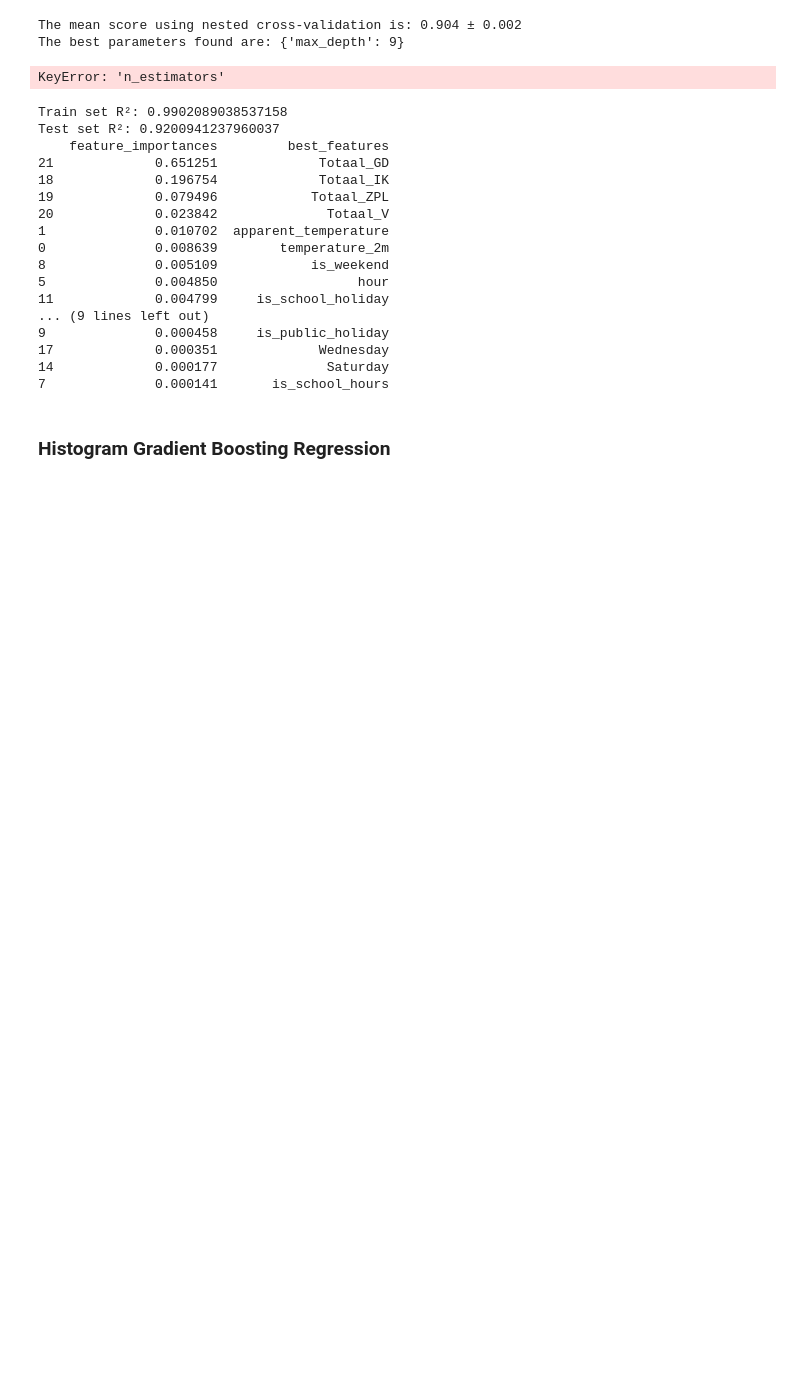
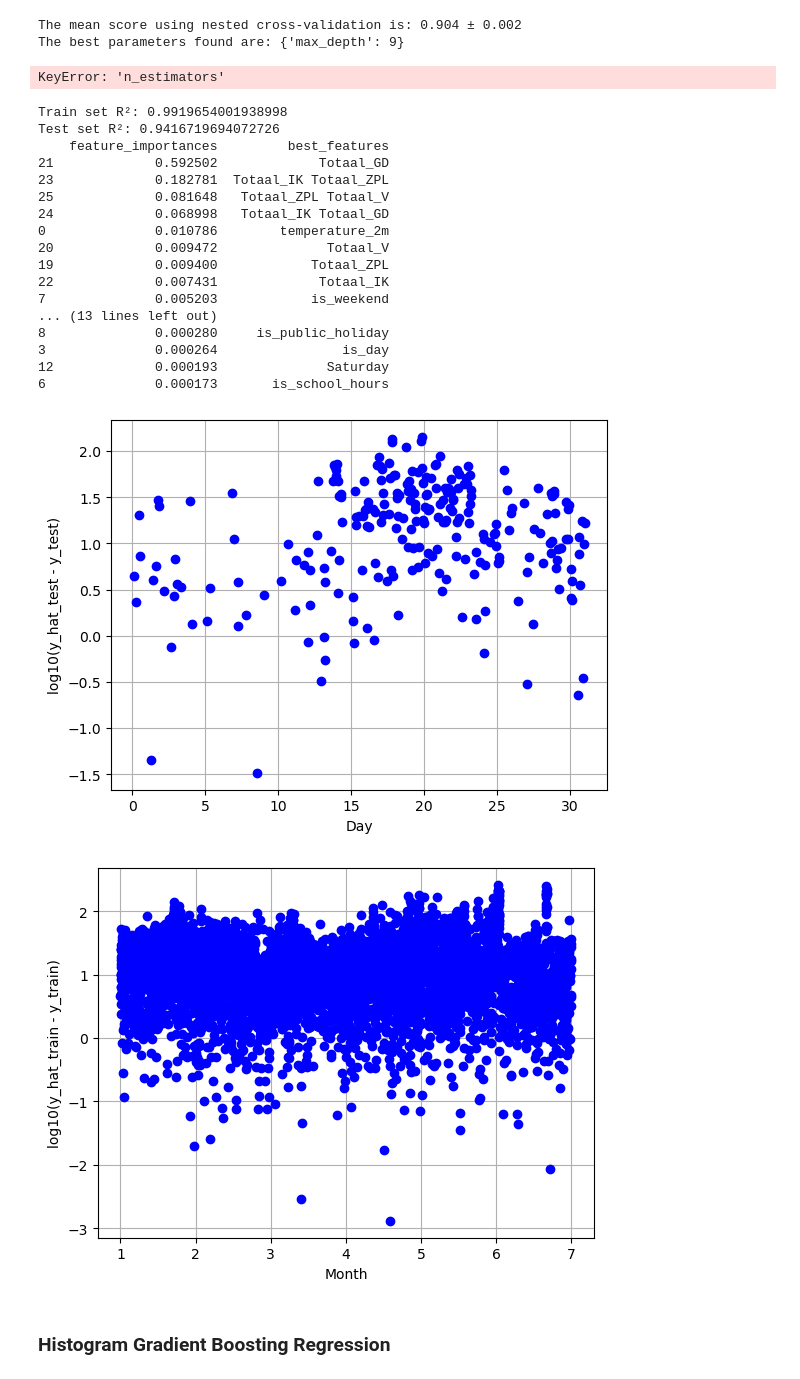
Before and after one commit to Lucmeister55/MLLS_Project1, a Jupyter notebook: project-1-starter-notebook.ipynb, the cells around one changed output. Cells and saved outputs as stored; diff of their text form; code cells hidden in the pictures; blank space fills up the shorter version.

```diff
--- a/project-1-starter-notebook.ipynb
+++ b/project-1-starter-notebook.ipynb
@@ -796,48 +823,52 @@ KeyError: 'n_estimators'
 # %%
 X_train = train_data.loc[:, all_features]
 X_test = test_data.loc[:, all_features]
 
 y_train = train_data["Totaal"]
 y_test = gtest_data["Totaal"]
 
-pipeline = make_pipeline(StandardScaler(), SelectFromModel(Lasso(alpha = 0.009)), GradientBoostingRegressor(max_depth = 8, learning_rate = 0.10, n_estimators = 100))
+pipeline = make_pipeline(StandardScaler(), SelectFromModel(Lasso()), GradientBoostingRegressor(max_depth = 8, learning_rate = 0.10, n_estimators = 100))
 
 pipeline.fit(X_train, y_train)
 
 y_hat_train = pipeline.predict(X_train) # predict training data
 
 y_hat_test = pipeline.predict(X_test) # predict test data
 
 R_train = pipeline.score(X_train, y_train) # Training set R²
 R_test = pipeline.score(X_test, y_test) # Test set R²
 
 best_features = X_train.columns[pipeline.named_steps['selectfrommodel'].get_support()]
 feature_importances = pipeline.named_steps['gradientboostingregressor'].feature_importances_
 feature_matrix = pd.DataFrame(data = {"feature_importances": feature_importances, "best_features": best_features}).sort_values(by = "feature_importances", ascending = False)
 
 print('Train set R²: {}'.format(R_train))
 print('Test set R²: {}'.format(R_test))
 print(feature_matrix)
 
 save_predictions("GBReg", test_data, y_hat_test)
+
+plot_diff(y_train, y_hat_train, y_test, y_hat_test)
 # %% [output]
-Train set R²: 0.9902089038537158
-Test set R²: 0.9200941237960037
+Train set R²: 0.9919654001938998
+Test set R²: 0.9416719694072726
     feature_importances         best_features
-21             0.651251             Totaal_GD
-18             0.196754             Totaal_IK
-19             0.079496            Totaal_ZPL
-20             0.023842              Totaal_V
-1              0.010702  apparent_temperature
-0              0.008639        temperature_2m
-8              0.005109            is_weekend
-5              0.004850                  hour
-11             0.004799     is_school_holiday
-... (9 lines left out)
-9              0.000458     is_public_holiday
-17             0.000351             Wednesday
-14             0.000177              Saturday
-7              0.000141       is_school_hours
+21             0.592502             Totaal_GD
+23             0.182781  Totaal_IK Totaal_ZPL
+25             0.081648   Totaal_ZPL Totaal_V
+24             0.068998   Totaal_IK Totaal_GD
+0              0.010786        temperature_2m
+20             0.009472              Totaal_V
+19             0.009400            Totaal_ZPL
+22             0.007431             Totaal_IK
+7              0.005203            is_weekend
+... (13 lines left out)
+8              0.000280     is_public_holiday
+3              0.000264                is_day
+12             0.000193              Saturday
+6              0.000173       is_school_hours
+[figure, added]
+[figure, added]
 # %% [markdown]
 ### Histogram Gradient Boosting Regression
 # %%
```
Also changed, not shown: parts of 20 cells of this notebook, 3 other files.
